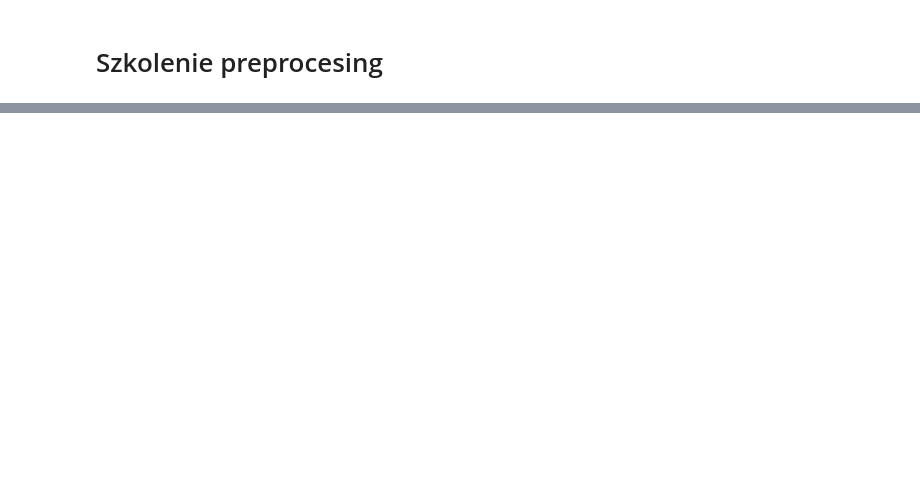
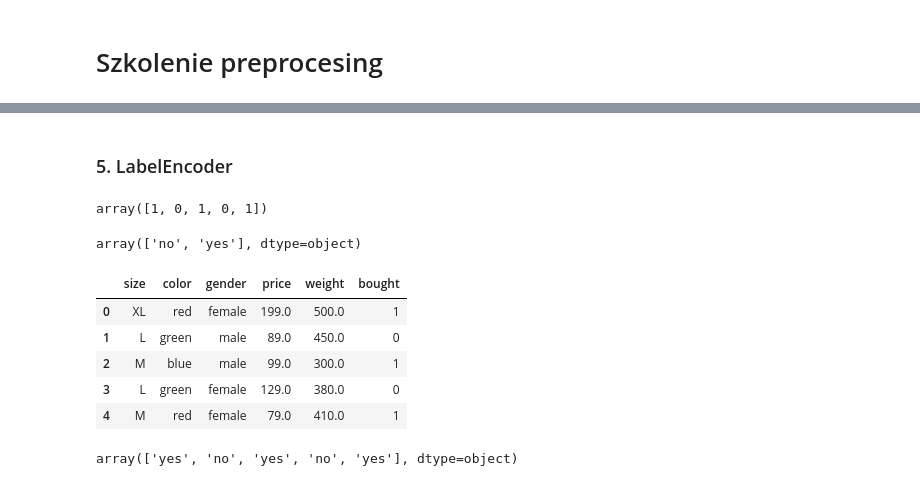
Before and after one commit to bartlomiejmiszewski/Nauka, a Jupyter notebook: 01_Szkolenie_preprocesing.ipynb, the cells around one changed output, grey strips where cells are left out. Cells and saved outputs as stored; diff of their text form; code cells hidden in the pictures; blank space fills up the shorter version.

```diff
--- a/01_Szkolenie_preprocesing.ipynb
+++ b/01_Szkolenie_preprocesing.ipynb
@@ -30,0 +62,6 @@ oraz pd.get_dummies()
+# %%
+df = df_raw.copy()
+
+df.info()
+#df.shape
+#df.describe().T
@@ -32,0 +84,7 @@ oraz pd.get_dummies()
+# %%
+#zamiana kolumn typu object na kolumny typu category
+for col in ['size', 'color', 'gender', 'bought']:
+  df[col] = df[col].astype('category')
+# %%
+#zamiana kolumny typu int na kolumnę typu float
+df['weight'] = df['weight'].astype('float')
@@ -32,0 +116,2 @@ oraz pd.get_dummies()
+# %% [markdown]
+### <a name='4'></a> 5. LabelEncoder
@@ -32,0 +120,28 @@ oraz pd.get_dummies()
+# %%
+from sklearn.preprocessing import LabelEncoder
+
+le = LabelEncoder() #tworzenie instancji klasy LabelEncoder i przypisanie do zmiennej le
+#le.fit(df['bought']) #metoda dopasowująca encoder do zmiennej bought
+#le.transform(df['bought']) #metoda mapowania do zmiennej bought w tabeli df
+le.fit_transform(df['bought']) #skrócony zapis dwóch powyższych metod
+# %% [output]
+array([1, 0, 1, 0, 1])
+# %%
+le.classes_ #atrybut listujący zmapowane kategorie/klasy
+# %% [output]
+array(['no', 'yes'], dtype=object)
+# %%
+df['bought'] = le.fit_transform(df['bought']) #przypisanie zmian do tabelki w kolumnie bought
+df
+# %% [output]
+|  | size | color | gender | price | weight | bought |
+| 0 | XL | red | female | 199.0 | 500.0 | 1 |
+| 1 | L | green | male | 89.0 | 450.0 | 0 |
+| 2 | M | blue | male | 99.0 | 300.0 | 1 |
+| 3 | L | green | female | 129.0 | 380.0 | 0 |
+| 4 | M | red | female | 79.0 | 410.0 | 1 |
+# %%
+#istnieje metoda odwracająca poczynione zmiany
+le.inverse_transform(df['bought'])
+# %% [output]
+array(['yes', 'no', 'yes', 'no', 'yes'], dtype=object)
```
Also changed, not shown: parts of 37 cells of this notebook.
